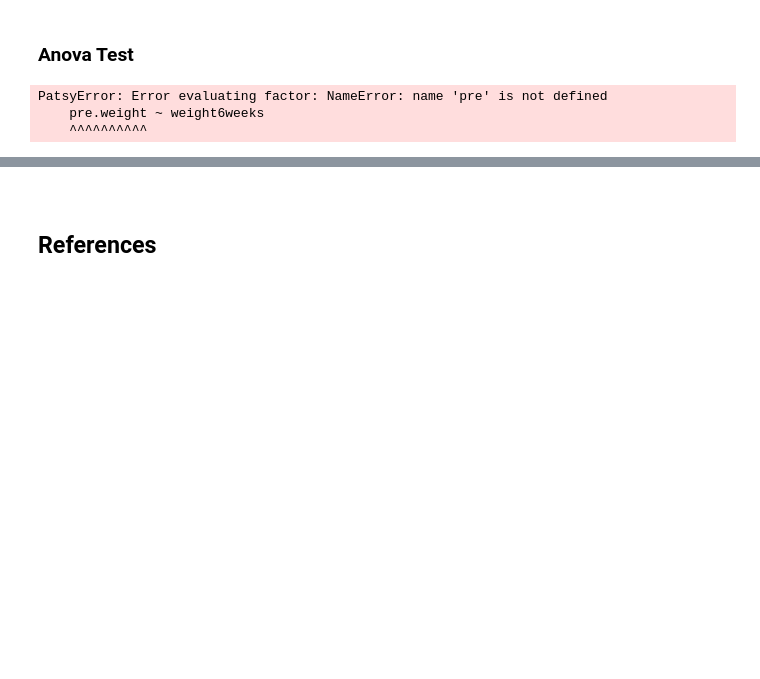
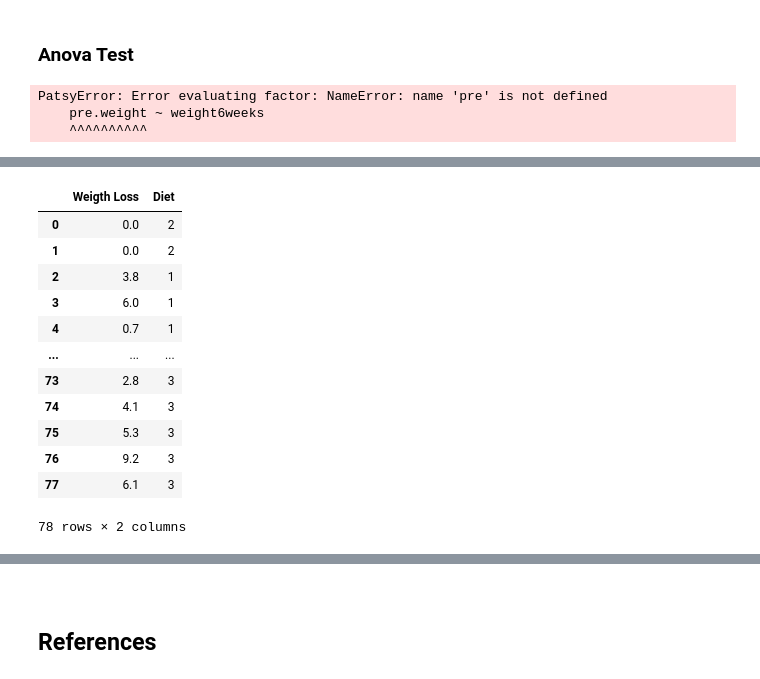
Before and after one commit to Silvio622/Machine-Learning-Scikit-Learn, a Jupyter notebook: scipy-stats.ipynb, the cells around one changed output, grey strips where cells are left out. Cells and saved outputs as stored; diff of their text form; code cells hidden in the pictures; blank space fills up the shorter version.

```diff
--- a/scipy-stats.ipynb
+++ b/scipy-stats.ipynb
@@ -312,0 +450,17 @@ ValueError: could not convert string to float: ''
+# %%
+dfdiettype = pd.DataFrame(list(zip(weigthloss,diettype)),columns = ['Weigth Loss','Diet'])
+dfdiettype
+# %% [output]
+|  | Weigth Loss | Diet |
+| 0 | 0.0 | 2 |
+| 1 | 0.0 | 2 |
+| 2 | 3.8 | 1 |
+| 3 | 6.0 | 1 |
+| 4 | 0.7 | 1 |
+| ... | ... | ... |
+| 73 | 2.8 | 3 |
+| 74 | 4.1 | 3 |
+| 75 | 5.3 | 3 |
+| 76 | 9.2 | 3 |
+| 77 | 6.1 | 3 |
+78 rows × 2 columns
```
Also changed, not shown: parts of 36 cells of this notebook.
